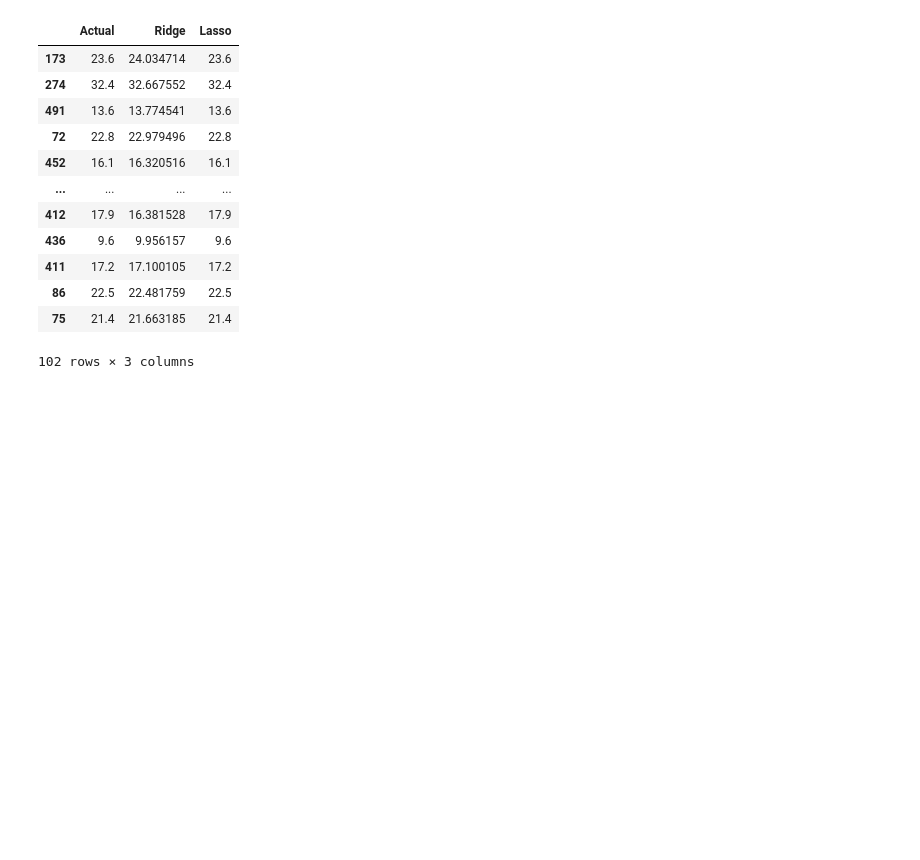
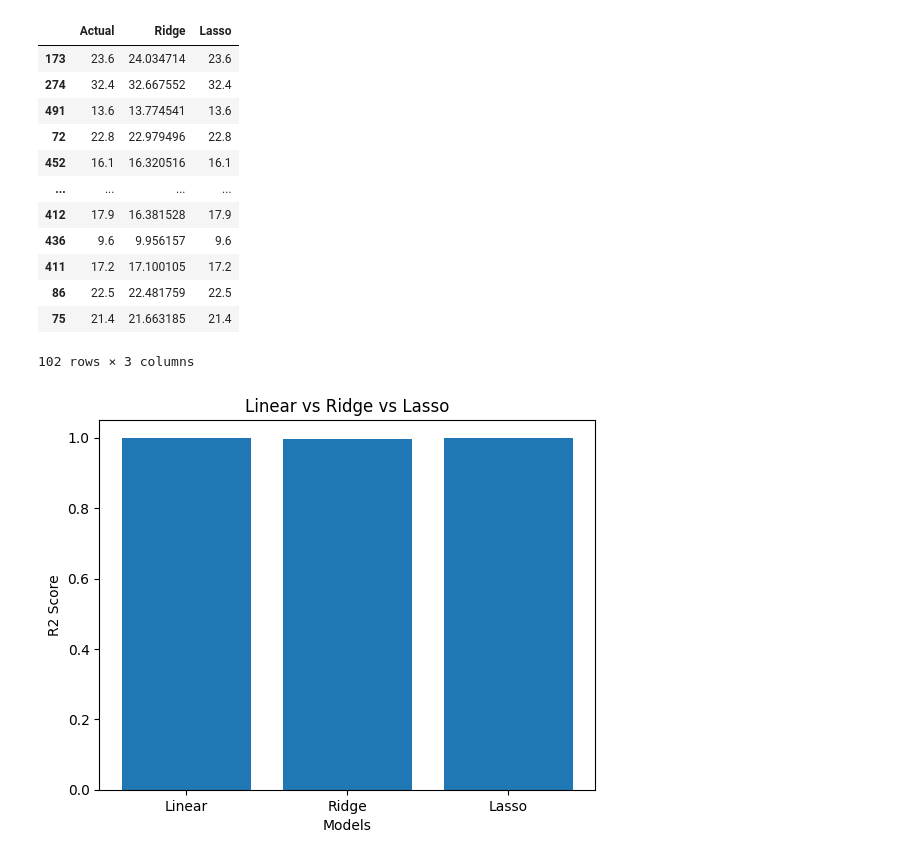
Before and after one commit to Harnoor0718/GenAI_Training, a Jupyter notebook: Day 18, 19/Day18.ipynb, the cells around one changed output. Saved outputs shown, nothing was run; the diff lists cells and outputs as text; code cells hidden in the pictures; blank space fills up the shorter version.

```diff
--- a/Day 18, 19/Day18.ipynb
+++ b/Day 18, 19/Day18.ipynb
@@ -332,3 +332,21 @@ final_compare
 | 86 | 22.5 | 22.481759 | 22.5 |
 | 75 | 21.4 | 21.663185 | 21.4 |
 102 rows × 3 columns
+# %%
+# Final conclusion
+
+models = ["Linear", "Ridge", "Lasso"]
+
+score = [
+    r2_score(y_test, lin_pred),
+    r2_score(y_test, rid_pred),
+    r2_score(y_test, las_pred)
+]
+
+plt.bar(models, score)
+plt.xlabel("Models")
+plt.ylabel("R2 Score")
+plt.title("Linear vs Ridge vs Lasso")
+plt.show()
+# %% [output]
+[figure, added]
```
Also changed, not shown: 2 other files.
